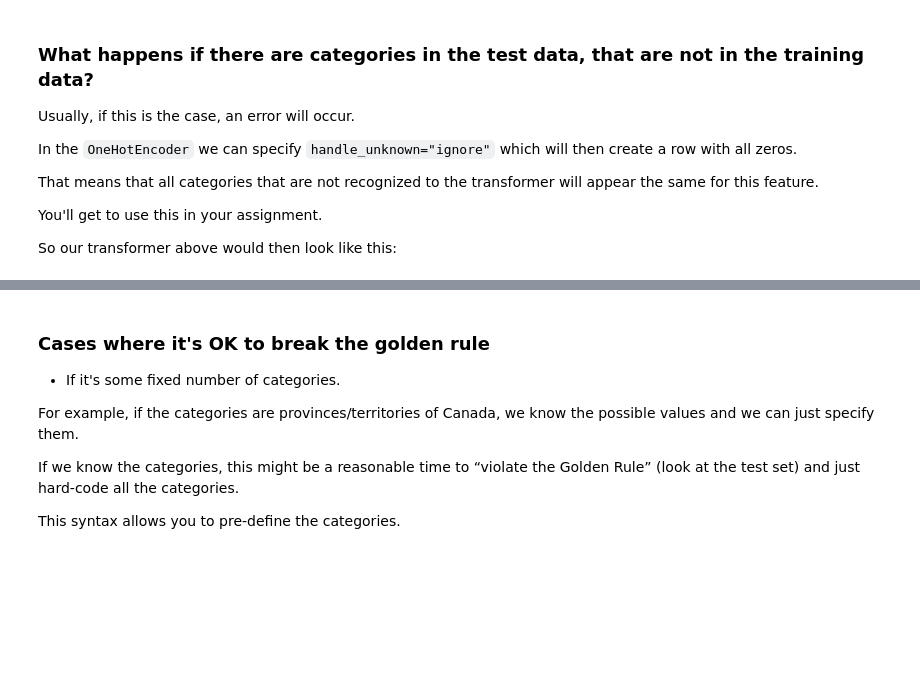
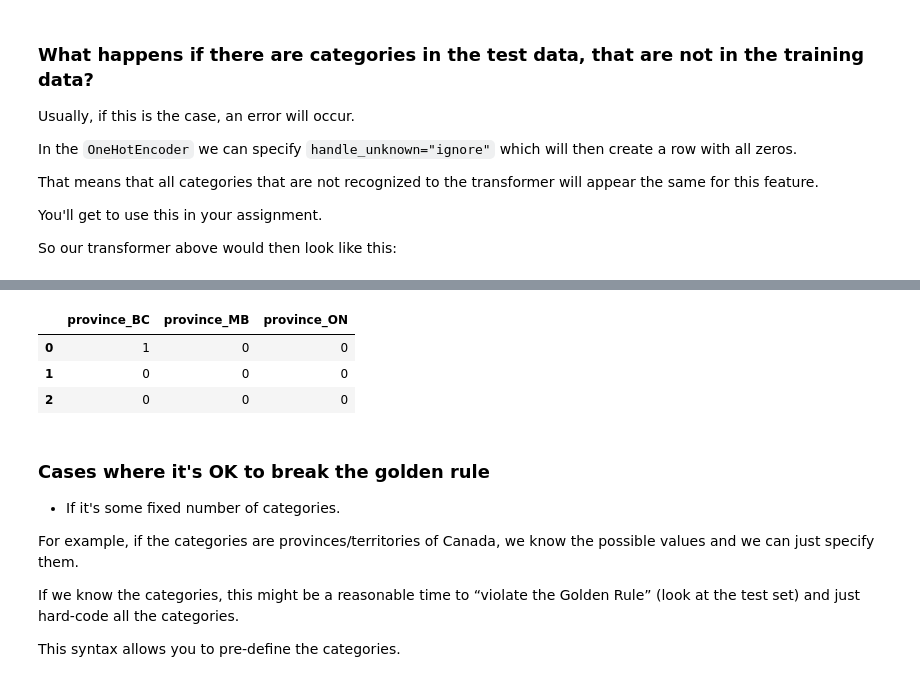
Before and after one commit to bait509-ubc/BAIT509, a Jupyter notebook: _sources/lectures/lecture5.ipynb, the cells around one changed output, grey strips where cells are left out. Cells and saved outputs as stored; diff of their text form; code cells hidden in the pictures; blank space fills up the shorter version.

```diff
--- a/_sources/lectures/lecture5.ipynb
+++ b/_sources/lectures/lecture5.ipynb
@@ -425,3 +429,12 @@ array([[0, 1, 0, 0, 0],
+# %%
+X_imp_ohe_test = ohe.transform(X_test_toy[["province"]])
+pd.DataFrame(data=X_imp_ohe_test,
+             columns=ohe.get_feature_names_out(['province']))
+# %% [output]
+|  | province_BC | province_MB | province_ON |
+| 0 | 1 | 0 | 0 |
+| 1 | 0 | 0 | 0 |
+| 2 | 0 | 0 | 0 |
 # %% [markdown]
 ### Cases where it's OK to break the golden rule
 
```
Also changed, not shown: parts of 23 cells of this notebook, 2 other files.
